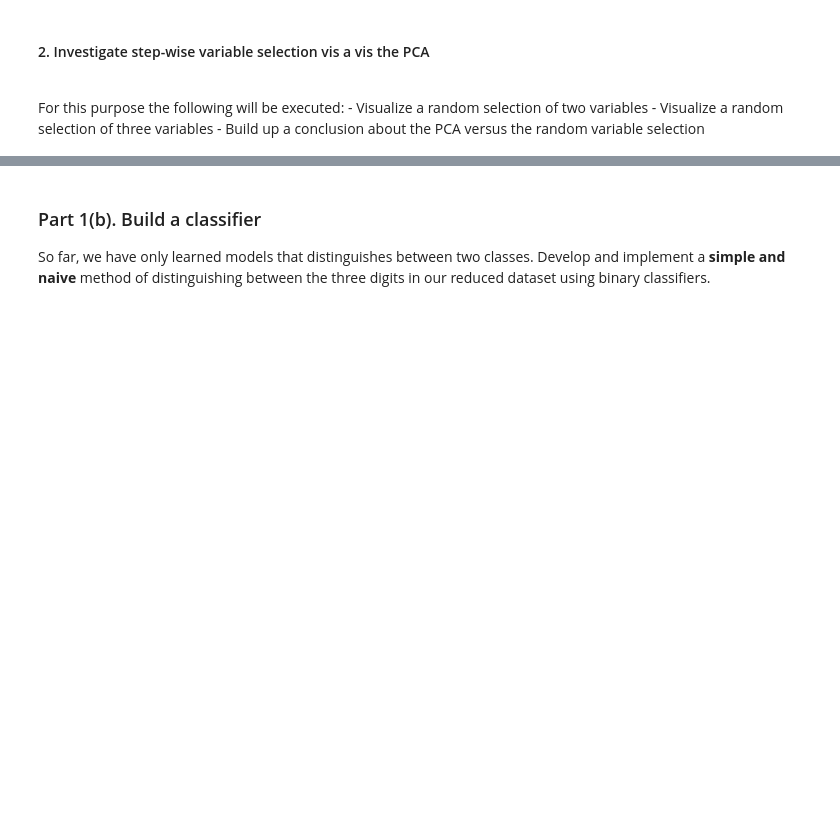
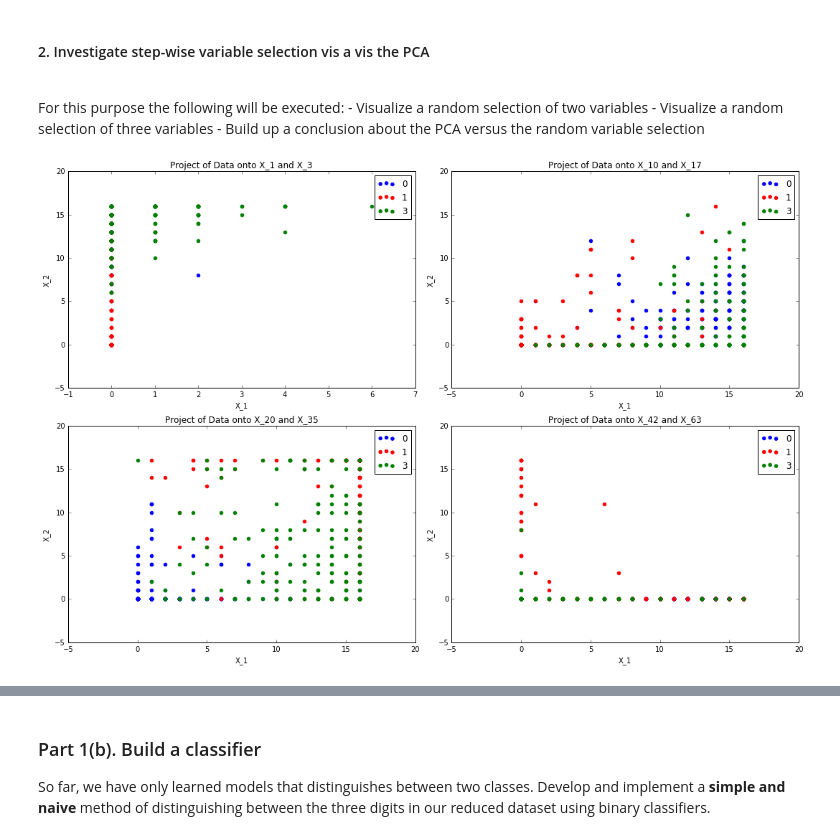
Before and after one commit to alokkshukla/cs109-2, a Jupyter notebook: HW5/Bassily_Hany_cse109a_HW5.ipynb, the cells around one changed output, grey strips where cells are left out. Saved outputs shown, nothing was run; the diff lists cells and outputs as text; code cells hidden in the pictures; blank space fills up the shorter version.

```diff
--- a/HW5/Bassily_Hany_cse109a_HW5.ipynb
+++ b/HW5/Bassily_Hany_cse109a_HW5.ipynb
@@ -101,7 +101,7 @@ print '\n Data array shape    = ', data_raw.shape
 
 # #xtract the features and reponse
 features = data_raw[:,:-1]
-response = data_raw[:, -1]
+y = data_raw[:, -1]
 print ' \n Data features Shape = ' , features.shape
 print ' Data Response Shape = ' , response.shape
 print '\n'
@@ -141,3 +143,63 @@ For this purpose the following will be executed:
  - Visualize a random selection of two variables
  - Visualize a random selection of three variables
  - Build up a conclusion about the PCA versus the random variable selection
+# %%
+# Based on Lab 6 Code by Prof. Weiwei Pan
+
+# Data projection on two random dimensions
+# ----------------------------------------
+
+fig, ax = plt.subplots(2, 2, figsize=(15, 10))
+
+#Project onto axes: 1, 3
+x_2d = features[:, [1, 3]]
+
+ax[0 , 0].scatter(x_2d[y==0, 0], x_2d[y==0, 1], color='b', label='0')
+ax[0 , 0].scatter(x_2d[y==1, 0], x_2d[y==1, 1], color='r', label='1')
+ax[0 , 0].scatter(x_2d[y==3, 0], x_2d[y==3, 1], color='g', label='3')
+
+ax[0 , 0].set_xlabel('X_1')
+ax[0 , 0].set_ylabel('X_2')
+ax[0 , 0].set_title('Project of Data onto X_1 and X_3')
+ax[0 , 0].legend()
+
+#Project onto axes: 10, 17
+x_2d = features[:, [10, 17]]
+
+ax[0 , 1].scatter(x_2d[y==0, 0], x_2d[y==0, 1], color='b', label='0')
+ax[0 , 1].scatter(x_2d[y==1, 0], x_2d[y==1, 1], color='r', label='1')
+ax[0 , 1].scatter(x_2d[y==3, 0], x_2d[y==3, 1], color='g', label='3')
+
+ax[0 , 1].set_xlabel('X_1')
+ax[0 , 1].set_ylabel('X_2')
+ax[0 , 1].set_title('Project of Data onto X_10 and X_17')
+ax[0 , 1].legend()
+
+#Project onto axes: 20, 35
+x_2d = features[:, [20, 35]]
+
+ax[1 , 0].scatter(x_2d[y==0, 0], x_2d[y==0, 1], color='b', label='0')
+ax[1 , 0].scatter(x_2d[y==1, 0], x_2d[y==1, 1], color='r', label='1')
+ax[1 , 0].scatter(x_2d[y==3, 0], x_2d[y==3, 1], color='g', label='3')
+
+ax[1 , 0].set_xlabel('X_1')
+ax[1 , 0].set_ylabel('X_2')
+ax[1 , 0].set_title('Project of Data onto X_20 and X_35')
+ax[1 , 0].legend()
+
+#Project onto axes: 42, 63
+x_2d = features[:, [42, -1]]
+
+ax[1 , 1].scatter(x_2d[y==0, 0], x_2d[y==0, 1], color='b', label='0')
+ax[1 , 1].scatter(x_2d[y==1, 0], x_2d[y==1, 1], color='r', label='1')
+ax[1 , 1].scatter(x_2d[y==3, 0], x_2d[y==3, 1], color='g', label='3')
+
+ax[1 , 1].set_xlabel('X_1')
+ax[1 , 1].set_ylabel('X_2')
+ax[1 , 1].set_title('Project of Data onto X_42 and X_63')
+ax[1 , 1].legend()
+
+plt.tight_layout()
+plt.show()
+# %% [output]
+[figure, added]
```
Also changed, not shown: parts of 23 cells of this notebook.
